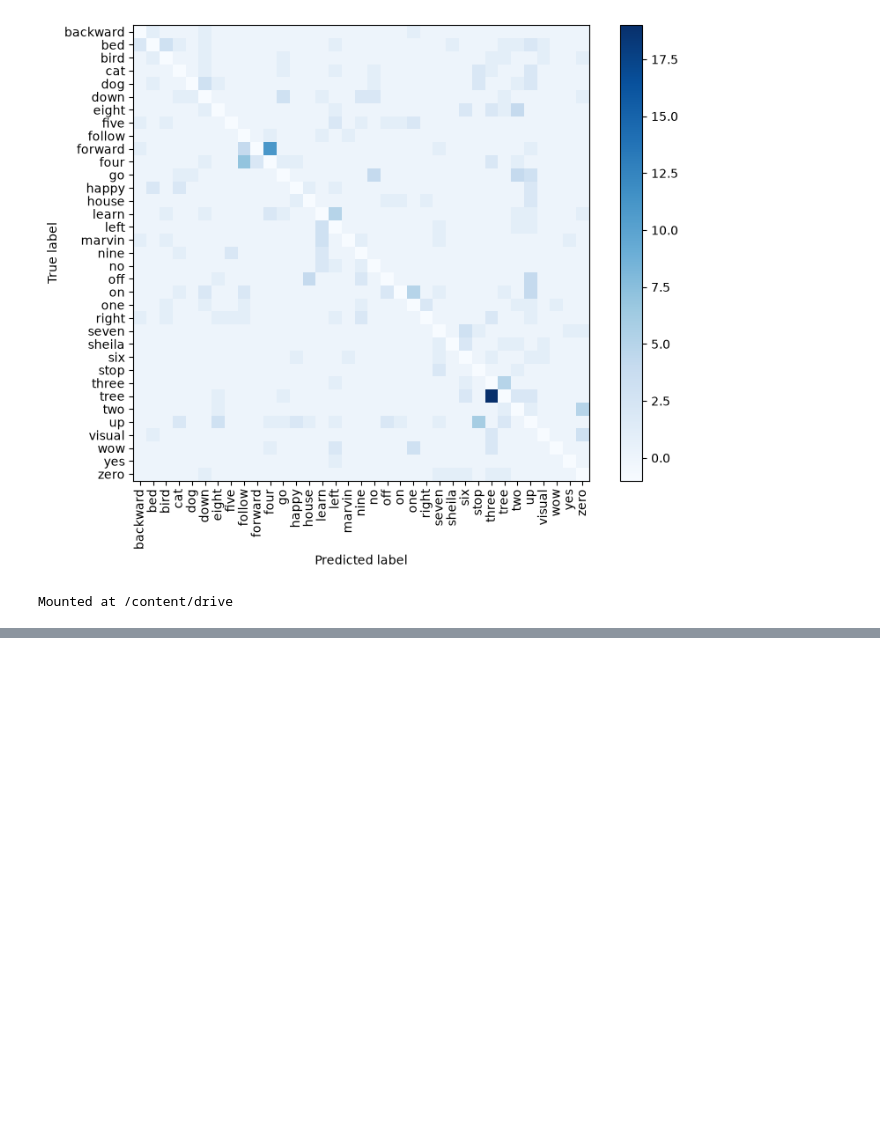
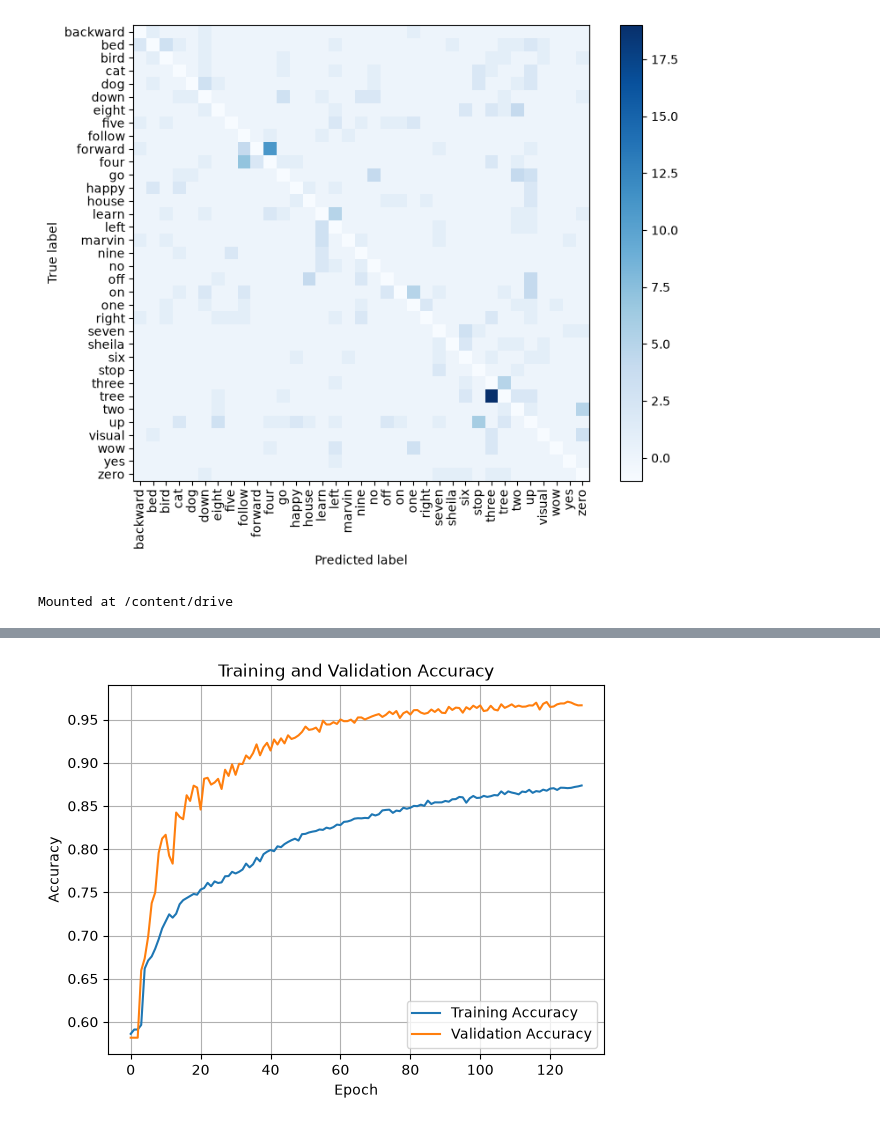
Before and after one commit to serpest/MultiStageKeywordSpotting, a Jupyter notebook: notebook.ipynb, the cells around one changed output, grey strips where cells are left out. Cells and saved outputs as stored; diff of their text form; code cells hidden in the pictures; blank space fills up the shorter version.

```diff
--- a/notebook.ipynb
+++ b/notebook.ipynb
@@ -977,0 +1097,12 @@ Mounted at /content/drive
+# %%
+fig, ax = plt.subplots()
+ax.plot(history_trigger.history['accuracy'], label='Training Accuracy')
+ax.plot(history_trigger.history['val_accuracy'], label='Validation Accuracy')
+ax.set_title('Training and Validation Accuracy')
+ax.set_xlabel('Epoch')
+ax.set_ylabel('Accuracy')
+ax.legend()
+ax.grid()
+plt.savefig(f'models/kwt_1_trigger_{speech_commands_dataset_mode}_accuracy.svg', format='svg', bbox_inches='tight')
+# %% [output]
+[figure, added]
```
Also changed, not shown: parts of 22 cells of this notebook.
